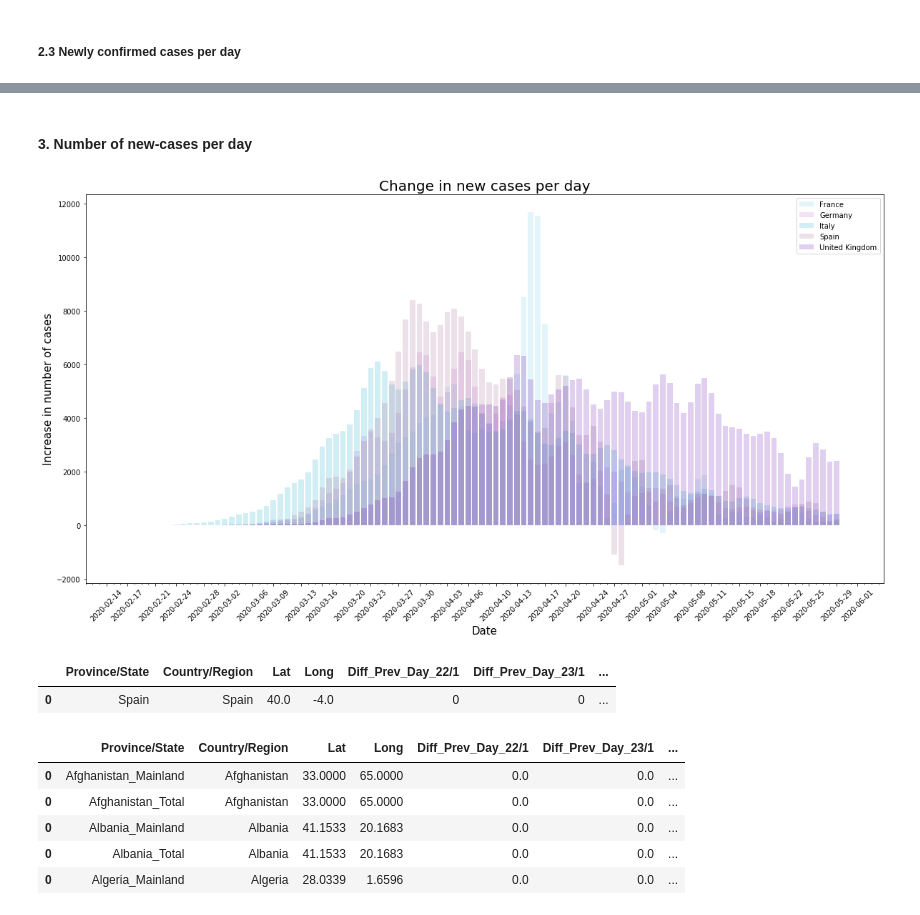
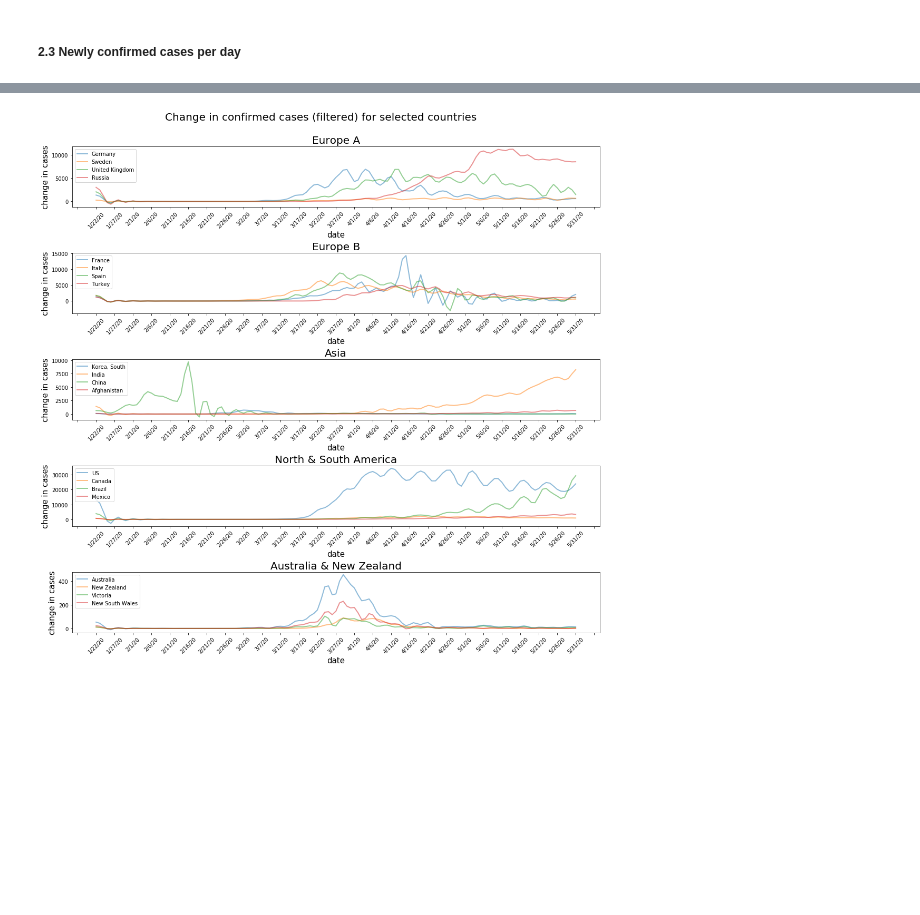
Before and after one commit to j-greggazz/Kaggle, a Jupyter notebook: covid_19/notebooks/Covid 19 comparisons & predictions for selected countries.ipynb, the cells around one changed output, grey strips where cells are left out. Drawn from its saved outputs; the diff is of its cells as text; code cells hidden in the pictures; blank space fills up the shorter version.

```diff
--- a/covid_19/notebooks/Covid 19 comparisons & predictions for selected countries.ipynb
+++ b/covid_19/notebooks/Covid 19 comparisons & predictions for selected countries.ipynb
@@ -487,27 +440,0 @@ plotResults(changes_deaths_df, labels, dict_candidates, filterInputs_ = filterIn
-# %%
-log_scaling = False
-f = plt.figure(figsize=(15,15))
-listProvinces = conf_df['Province/State'].unique().tolist()
-x = conf_df.columns[4:].tolist()
-
-for i, region in enumerate(dict_candidates):
-    axi = f.add_subplot("51" + str(i + 1))
-    for j, location in enumerate(dict_candidates[region]):
-        y = changes_conf_df[changes_conf_df['Province/State'] == location].values[0][4:].tolist()
-        plt.plot(x, y, alpha = 0.5, linewidth = 2, label = location)
-
-    plt.xticks(rotation=45)
-    plt.ylabel('change in cases', size = 15)
-    plt.xlabel("date", size = 15)
-    loc = plticker.MultipleLocator(base=5.0) # this locator puts ticks at regular intervals
-    axi.xaxis.set_major_locator(loc)
-    plt.title(region, size = 20)
-    plt.legend()
-
-    if log_scaling:
-        axi.set_yscale('log')
-        plt.ylim([0, 10e6])
-
-plt.suptitle("Change in confirmed cases for selected countries", size = 20)
-plt.tight_layout()
-plt.subplots_adjust(left=None, bottom=None, right=None, top=0.92, wspace=None, hspace=None)
@@ -590,34 +441,9 @@ plotDailyChanges(df_daily_change_death, list_countries, colourList, labels, filt
-# %% [markdown]
-#### 3. Number of new-cases per day
-# %%
-list_countries = ['France_Mainland', 'US_Mainland', 'Italy_Mainland', 'United Kingdom_Mainland', 'Australia_Total', 'Victoria', 'New South Wales', 'Spain_Mainland']
-list_countries = ['France', 'Germany', 'Italy', 'United Kingdom', 'Spain']#, 'Netherlands', 'Sweden']
-#list_countries = ['Spain']
-#if 'US_Mainland' in list_countries: list_countries.remove('US_Mainland')
-#list_countries = ['Australia_Total', 'Victoria', 'New South Wales']
-colourList = []
-for i in range(0, len(list_countries)+1):
-    colourList.append(getcolour())
-axislabels = ["Increase in number of cases", "Change in new cases per day"]
-filtering = True
-Ts = 1
-order = 6
-cutoff = 0.25
-filterInputs = [filtering, Ts, order, cutoff]
-plotDailyChanges(df_daily_change_conf, list_countries, colourList, axislabels, filterInputs)
-# %% [output]
-[figure, removed]
-# %%
-df_daily_change_conf[df_daily_change_conf['Province/State'] == 'Spain'].head()
-# %% [output]
-|  | Province/State | Country/Region | Lat | Long | Diff_Prev_Day_22/1 | Diff_Prev_Day_23/1 | ... |
-| 0 | Spain | Spain | 40.0 | -4.0 | 0 | 0 | ... |
-# %%
-df_daily_change_conf.head()
-# %% [output]
-|  | Province/State | Country/Region | Lat | Long | Diff_Prev_Day_22/1 | Diff_Prev_Day_23/1 | ... |
-| 0 | Afghanistan_Mainland | Afghanistan | 33.0000 | 65.0000 | 0.0 | 0.0 | ... |
-| 0 | Afghanistan_Total | Afghanistan | 33.0000 | 65.0000 | 0.0 | 0.0 | ... |
-| 0 | Albania_Mainland | Albania | 41.1533 | 20.1683 | 0.0 | 0.0 | ... |
-| 0 | Albania_Total | Albania | 41.1533 | 20.1683 | 0.0 | 0.0 | ... |
-| 0 | Algeria_Mainland | Algeria | 28.0339 | 1.6596 | 0.0 | 0.0 | ... |
+# %%
+labels = ['change in cases', 'Change in confirmed cases (filtered)']
+Ts = 1
+order = 6
+cutoff = 0.25
+filterInputs = [Ts, order, cutoff]
+plotResults(changes_conf_df, x, labels, dict_candidates, filterInputs_ = filterInputs)
+# %% [output]
+[figure, added]
```
Also changed, not shown: parts of 43 cells of this notebook.
